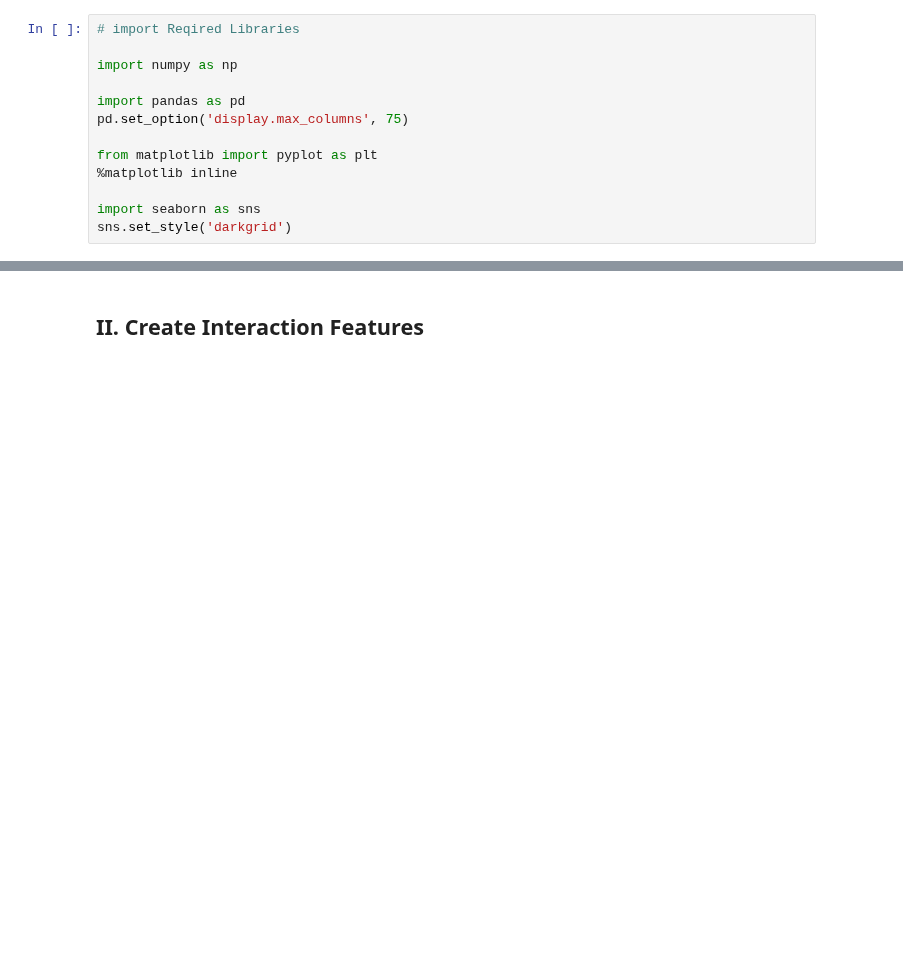
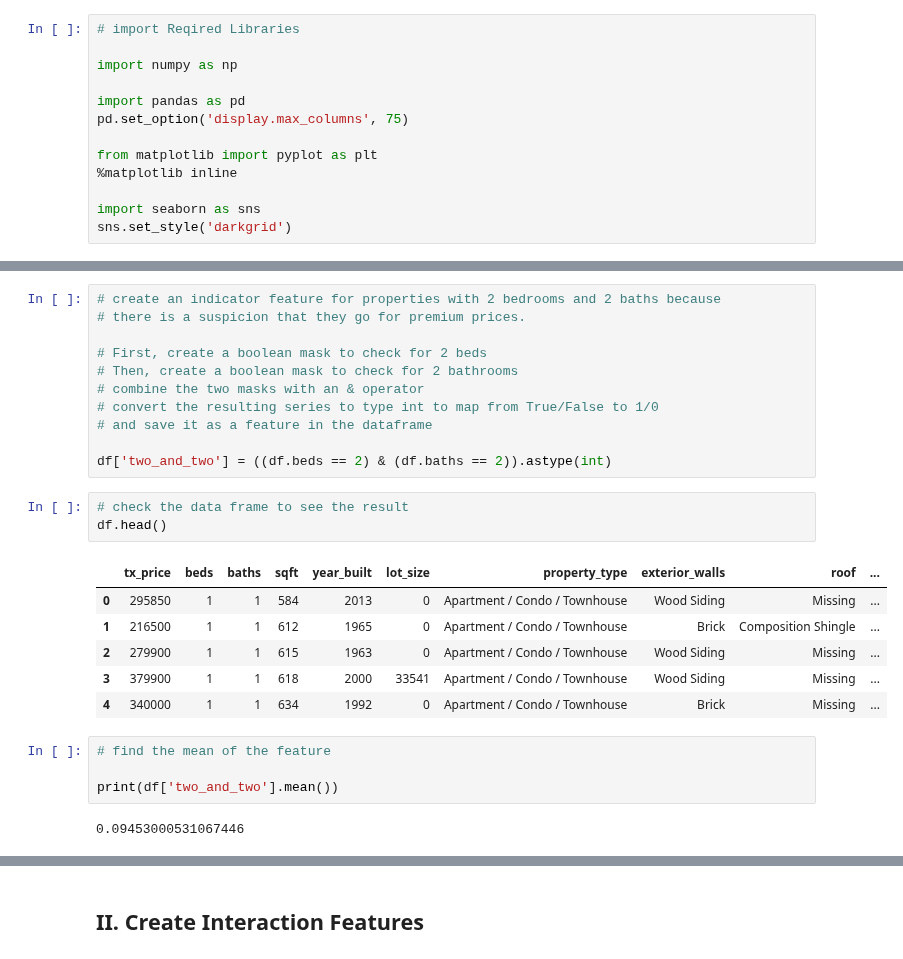
Before and after one commit to tundeiness/Real-Estate-Tycoon, a Jupyter notebook: 3 - Workbook - Feature Engineering.ipynb, the cells around one changed output, grey strips where cells are left out. Drawn from its saved outputs; the diff is of its cells as text; blank space fills up the shorter version.

Commit message:
find mean of newly created feature

```diff
--- a/3 - Workbook - Feature Engineering.ipynb
+++ b/3 - Workbook - Feature Engineering.ipynb
@@ -38,0 +39,27 @@ df.head()
+# %%
+# create an indicator feature for properties with 2 bedrooms and 2 baths because
+# there is a suspicion that they go for premium prices.
+
+# First, create a boolean mask to check for 2 beds
+# Then, create a boolean mask to check for 2 bathrooms
+# combine the two masks with an & operator
+# convert the resulting series to type int to map from True/False to 1/0
+# and save it as a feature in the dataframe
+
+df['two_and_two'] = ((df.beds == 2) & (df.baths == 2)).astype(int)
+# %%
+# check the data frame to see the result
+df.head()
+# %% [output]
+|  | tx_price | beds | baths | sqft | year_built | lot_size | property_type | exterior_walls | roof | ... |
+| 0 | 295850 | 1 | 1 | 584 | 2013 | 0 | Apartment / Condo / Townhouse | Wood Siding | Missing | ... |
+| 1 | 216500 | 1 | 1 | 612 | 1965 | 0 | Apartment / Condo / Townhouse | Brick | Composition Shingle | ... |
+| 2 | 279900 | 1 | 1 | 615 | 1963 | 0 | Apartment / Condo / Townhouse | Wood Siding | Missing | ... |
+| 3 | 379900 | 1 | 1 | 618 | 2000 | 33541 | Apartment / Condo / Townhouse | Wood Siding | Missing | ... |
+| 4 | 340000 | 1 | 1 | 634 | 1992 | 0 | Apartment / Condo / Townhouse | Brick | Missing | ... |
+# %%
+# find the mean of the feature
+
+print(df['two_and_two'].mean())
+# %% [output]
+0.09453000531067446
```
Also changed, not shown: parts of 2 cells of this notebook.
